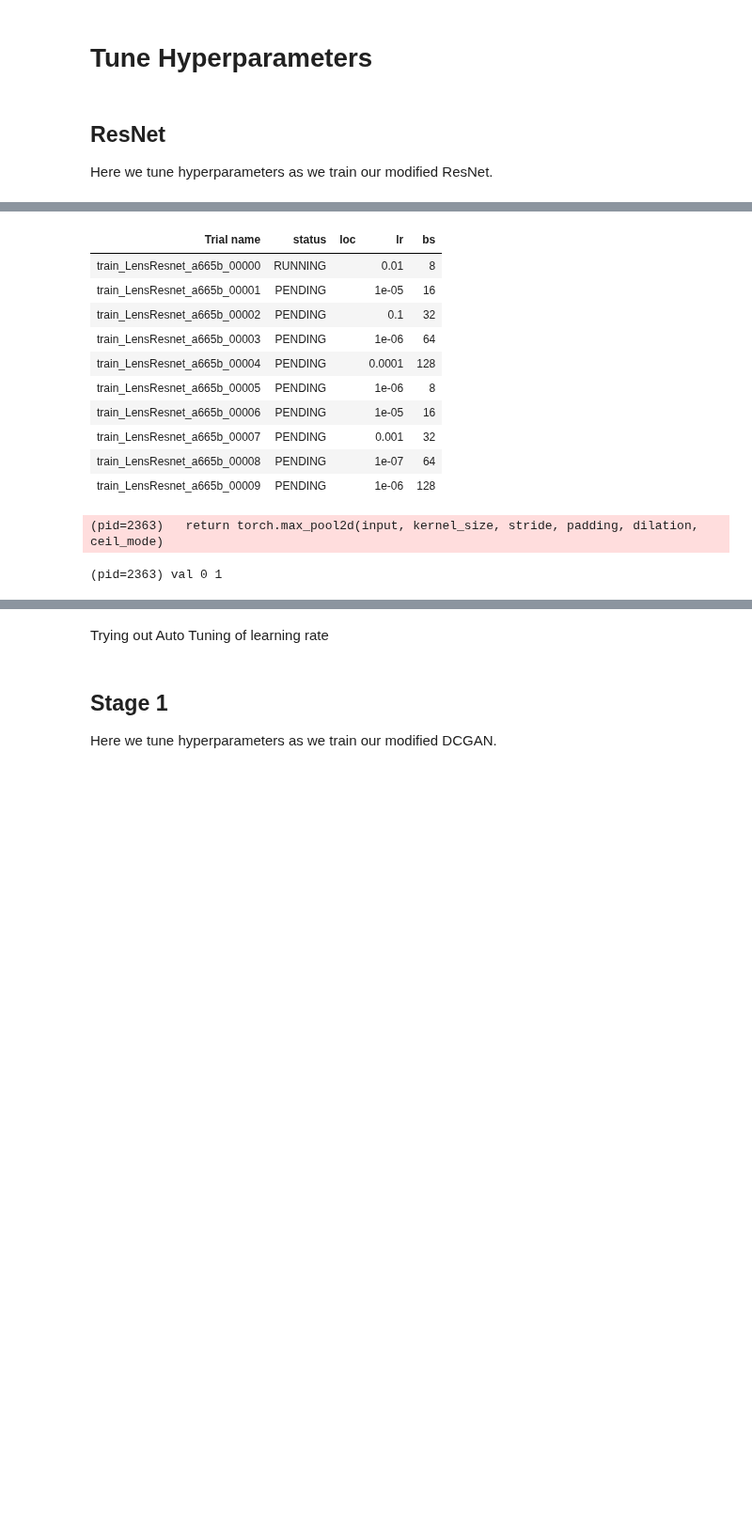
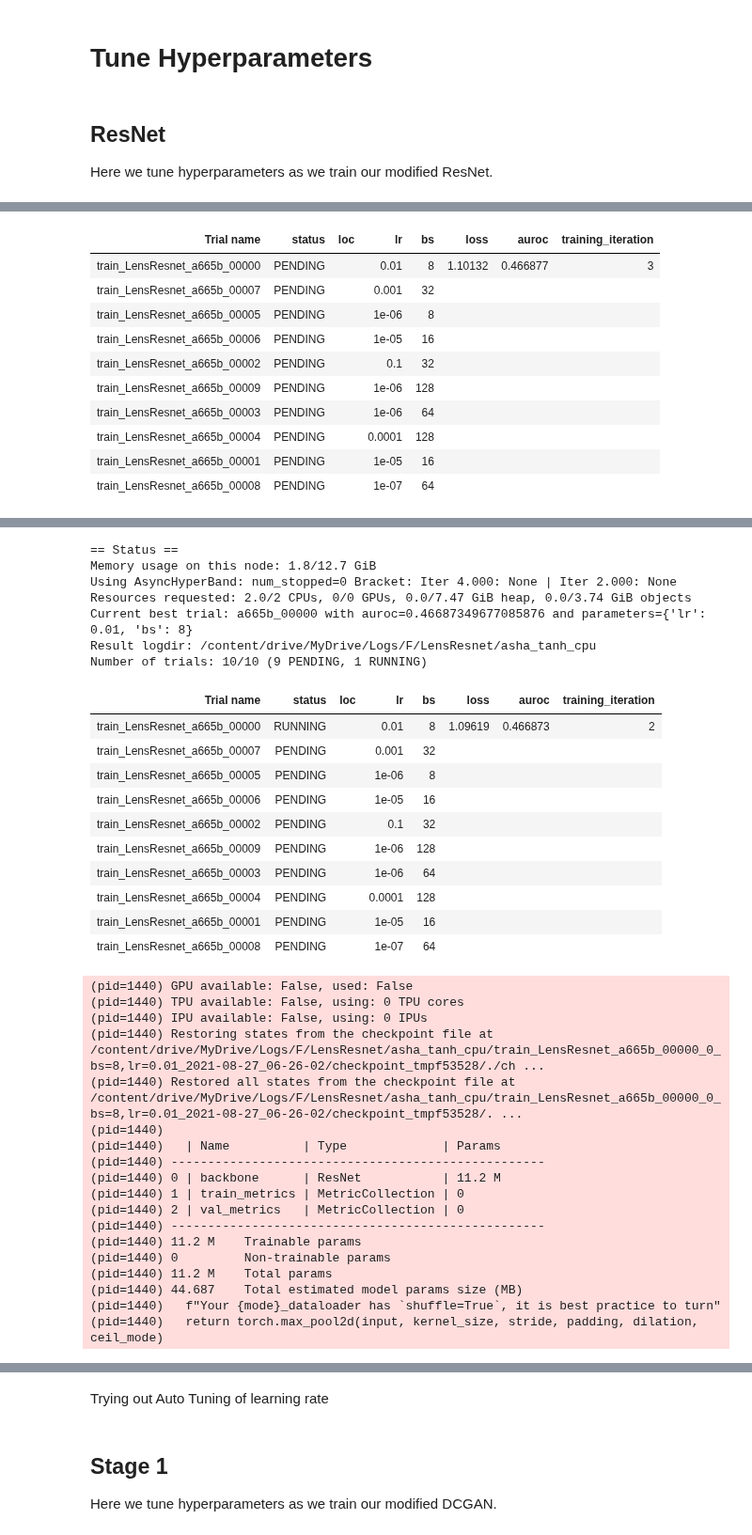
Before and after one commit to souravraha/galaxy, a Jupyter notebook: Lightning_Tune.ipynb, the cells around one changed output, grey strips where cells are left out. Shown at 94% size. Saved outputs shown, nothing was run; the diff lists cells and outputs as text; code cells hidden in the pictures; blank space fills up the shorter version.

```diff
--- a/Lightning_Tune.ipynb
+++ b/Lightning_Tune.ipynb
@@ -232,11 +255,12 @@ class LensResnet(pl.LightningModule):
         except Exception as f:
             print(f)
             print(preds, labels)
-            print('train', batch_idx, self.global_step, self.train_metrics.AUROC.target)
+            print(batch_idx, self.global_step, self.train_metrics.AUROC.target)
             # self.batch = batch_idx + 1
             # pass
         else:
-            self.log_dict(self.train_metrics, prog_bar=True)
+            self.log_dict(scoresDict, prog_bar=True)
+            # self.train_metrics.reset()
         finally:
             return loss
 
@@ -249,7 +273,7 @@ class LensResnet(pl.LightningModule):
 
         preds = F.softmax(logits, 1)
         self.val_metrics.update(preds, labels)
-        if batch_idx % 50 ==0:
+        if batch_idx % 5 ==0:
             print('val', batch_idx, len(self.val_metrics.AUROC.target))
 
     def validation_epoch_end(self, Listofdicts):
@@ -259,8 +283,7 @@ class LensResnet(pl.LightningModule):
             scoresDict = self.val_metrics.compute()
         except Exception as f:
             print(f)
-            print(preds, labels)
-            print('val', batch_idx, self.val_metrics.AUROC.target)
+            print(batch_idx, self.val_metrics.AUROC.target)
         else:
             self.log('LensResnet/val/auroc', scoresDict['AUROC'].min(), prog_bar=True)
             fprList, tprList, _ = scoresDict['ROC']  # tm.functional.roc(prediction, target, num_classes=self.hparams.num_classes)
@@ -783,7 +806,7 @@ def tune_LensResnet_asha(num_samples=10, num_epochs=10, gpus_per_trial=torch.cud
         fail_fast = True,
         # reuse_actors=True,
         num_samples=num_samples,
-        # resume='PROMPT',
+        resume='PROMPT',
         # restore='/content/drive/MyDrive/Logs/delete/train_LensResnet_e42ac_00025_25_batch_size=8,learning_rate=0.01,n_fmaps=8_2021-07-28_21-16-18/checkpoint_epoch=4-step=2339',
     )
 
@@ -908,0 +908,11 @@ Number of trials: 10/10 (9 PENDING, 1 RUNNING)
+| Trial name | status | loc | lr | bs | loss | auroc | training_iteration |
+| train_LensResnet_a665b_00000 | PENDING |  | 0.01 | 8 | 1.10132 | 0.466877 | 3 |
+| train_LensResnet_a665b_00007 | PENDING |  | 0.001 | 32 |  |  |  |
+| train_LensResnet_a665b_00005 | PENDING |  | 1e-06 | 8 |  |  |  |
+| train_LensResnet_a665b_00006 | PENDING |  | 1e-05 | 16 |  |  |  |
+| train_LensResnet_a665b_00002 | PENDING |  | 0.1 | 32 |  |  |  |
+| train_LensResnet_a665b_00009 | PENDING |  | 1e-06 | 128 |  |  |  |
+| train_LensResnet_a665b_00003 | PENDING |  | 1e-06 | 64 |  |  |  |
+| train_LensResnet_a665b_00004 | PENDING |  | 0.0001 | 128 |  |  |  |
+| train_LensResnet_a665b_00001 | PENDING |  | 1e-05 | 16 |  |  |  |
+| train_LensResnet_a665b_00008 | PENDING |  | 1e-07 | 64 |  |  |  |
@@ -915,13 +925,36 @@ Number of trials: 10/10 (9 PENDING, 1 RUNNING)
+== Status ==
+Memory usage on this node: 1.8/12.7 GiB
+Using AsyncHyperBand: num_stopped=0 Bracket: Iter 4.000: None | Iter 2.000: None
+Resources requested: 2.0/2 CPUs, 0/0 GPUs, 0.0/7.47 GiB heap, 0.0/3.74 GiB objects
+Current best trial: a665b_00000 with auroc=0.46687349677085876 and parameters={'lr': 0.01, 'bs': 8}
+Result logdir: /content/drive/MyDrive/Logs/F/LensResnet/asha_tanh_cpu
+Number of trials: 10/10 (9 PENDING, 1 RUNNING)
-| Trial name | status | loc | lr | bs |
-| train_LensResnet_a665b_00000 | RUNNING |  | 0.01 | 8 |
-| train_LensResnet_a665b_00001 | PENDING |  | 1e-05 | 16 |
-| train_LensResnet_a665b_00002 | PENDING |  | 0.1 | 32 |
-| train_LensResnet_a665b_00003 | PENDING |  | 1e-06 | 64 |
-| train_LensResnet_a665b_00004 | PENDING |  | 0.0001 | 128 |
-| train_LensResnet_a665b_00005 | PENDING |  | 1e-06 | 8 |
-| train_LensResnet_a665b_00006 | PENDING |  | 1e-05 | 16 |
-| train_LensResnet_a665b_00007 | PENDING |  | 0.001 | 32 |
-| train_LensResnet_a665b_00008 | PENDING |  | 1e-07 | 64 |
-| train_LensResnet_a665b_00009 | PENDING |  | 1e-06 | 128 |
+| Trial name | status | loc | lr | bs | loss | auroc | training_iteration |
+| train_LensResnet_a665b_00000 | RUNNING |  | 0.01 | 8 | 1.09619 | 0.466873 | 2 |
+| train_LensResnet_a665b_00007 | PENDING |  | 0.001 | 32 |  |  |  |
+| train_LensResnet_a665b_00005 | PENDING |  | 1e-06 | 8 |  |  |  |
+| train_LensResnet_a665b_00006 | PENDING |  | 1e-05 | 16 |  |  |  |
+| train_LensResnet_a665b_00002 | PENDING |  | 0.1 | 32 |  |  |  |
+| train_LensResnet_a665b_00009 | PENDING |  | 1e-06 | 128 |  |  |  |
+| train_LensResnet_a665b_00003 | PENDING |  | 1e-06 | 64 |  |  |  |
+| train_LensResnet_a665b_00004 | PENDING |  | 0.0001 | 128 |  |  |  |
+| train_LensResnet_a665b_00001 | PENDING |  | 1e-05 | 16 |  |  |  |
+| train_LensResnet_a665b_00008 | PENDING |  | 1e-07 | 64 |  |  |  |
-(pid=2363)   return torch.max_pool2d(input, kernel_size, stride, padding, dilation, ceil_mode)
-(pid=2363) val 0 1
+(pid=1440) GPU available: False, used: False
+(pid=1440) TPU available: False, using: 0 TPU cores
+(pid=1440) IPU available: False, using: 0 IPUs
+(pid=1440) Restoring states from the checkpoint file at /content/drive/MyDrive/Logs/F/LensResnet/asha_tanh_cpu/train_LensResnet_a665b_00000_0_bs=8,lr=0.01_2021-08-27_06-26-02/checkpoint_tmpf53528/./ch ...
+(pid=1440) Restored all states from the checkpoint file at /content/drive/MyDrive/Logs/F/LensResnet/asha_tanh_cpu/train_LensResnet_a665b_00000_0_bs=8,lr=0.01_2021-08-27_06-26-02/checkpoint_tmpf53528/. ...
+(pid=1440)
+(pid=1440)   | Name          | Type             | Params
+(pid=1440) ---------------------------------------------------
+(pid=1440) 0 | backbone      | ResNet           | 11.2 M
+(pid=1440) 1 | train_metrics | MetricCollection | 0
+(pid=1440) 2 | val_metrics   | MetricCollection | 0
+(pid=1440) ---------------------------------------------------
+(pid=1440) 11.2 M    Trainable params
+(pid=1440) 0         Non-trainable params
+(pid=1440) 11.2 M    Total params
+(pid=1440) 44.687    Total estimated model params size (MB)
+(pid=1440)   f"Your {mode}_dataloader has `shuffle=True`, it is best practice to turn"
+(pid=1440)   return torch.max_pool2d(input, kernel_size, stride, padding, dilation, ceil_mode)
```
Also changed, not shown: parts of 6 cells of this notebook.
